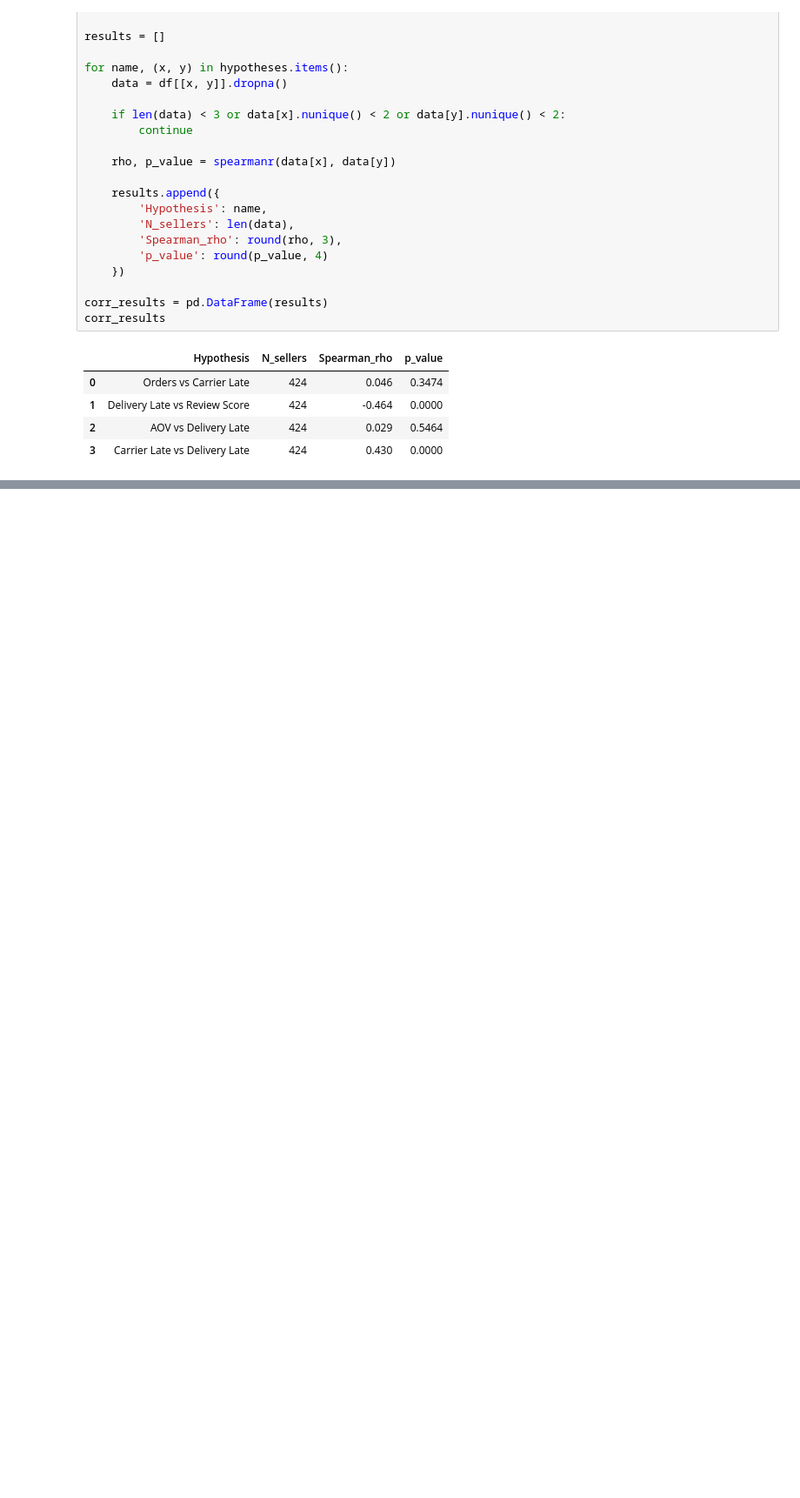
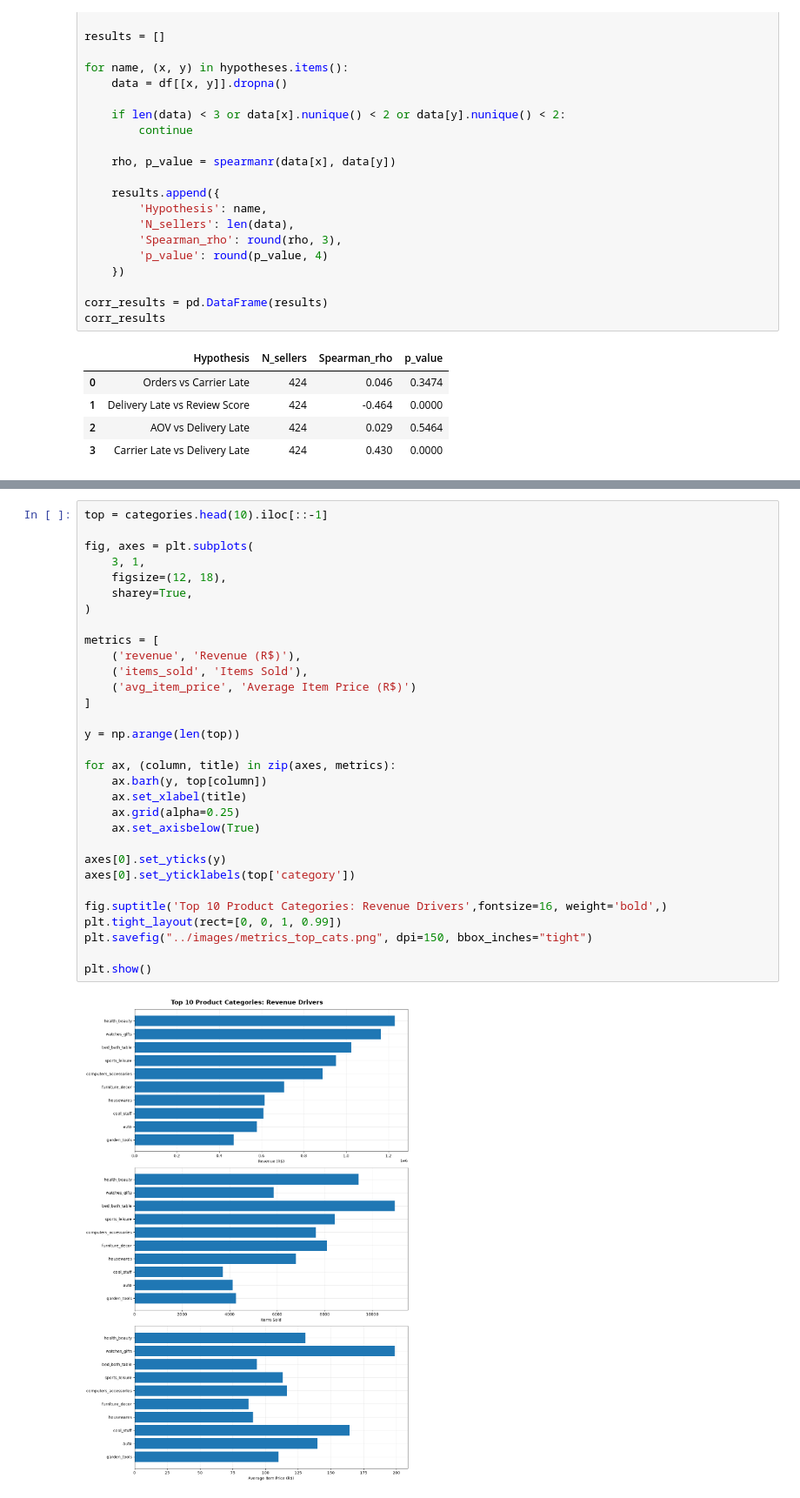
Before and after one commit to radmirmudarisov77-sketch/olist-ecommerce-sql-analysis, a Jupyter notebook: notebooks/02_eda.ipynb, the cells around one changed output, grey strips where cells are left out. Shown at 87% size. Drawn from its saved outputs; the diff is of its cells as text; blank space fills up the shorter version.

```diff
--- a/notebooks/02_eda.ipynb
+++ b/notebooks/02_eda.ipynb
@@ -429,0 +566,33 @@ corr_results
+# %%
+top = categories.head(10).iloc[::-1]
+
+fig, axes = plt.subplots(
+    3, 1,
+    figsize=(12, 18),
+    sharey=True,
+)
+
+metrics = [
+    ('revenue', 'Revenue (R$)'),
+    ('items_sold', 'Items Sold'),
+    ('avg_item_price', 'Average Item Price (R$)')
+]
+
+y = np.arange(len(top))
+
+for ax, (column, title) in zip(axes, metrics):
+    ax.barh(y, top[column])
+    ax.set_xlabel(title)
+    ax.grid(alpha=0.25)
+    ax.set_axisbelow(True)
+
+axes[0].set_yticks(y)
+axes[0].set_yticklabels(top['category'])
+
+fig.suptitle('Top 10 Product Categories: Revenue Drivers',fontsize=16, weight='bold',)
+plt.tight_layout(rect=[0, 0, 1, 0.99])
+plt.savefig("../images/metrics_top_cats.png", dpi=150, bbox_inches="tight")
+
+plt.show()
+# %% [output]
+[figure, added]
```
Also changed, not shown: parts of 18 cells of this notebook.
